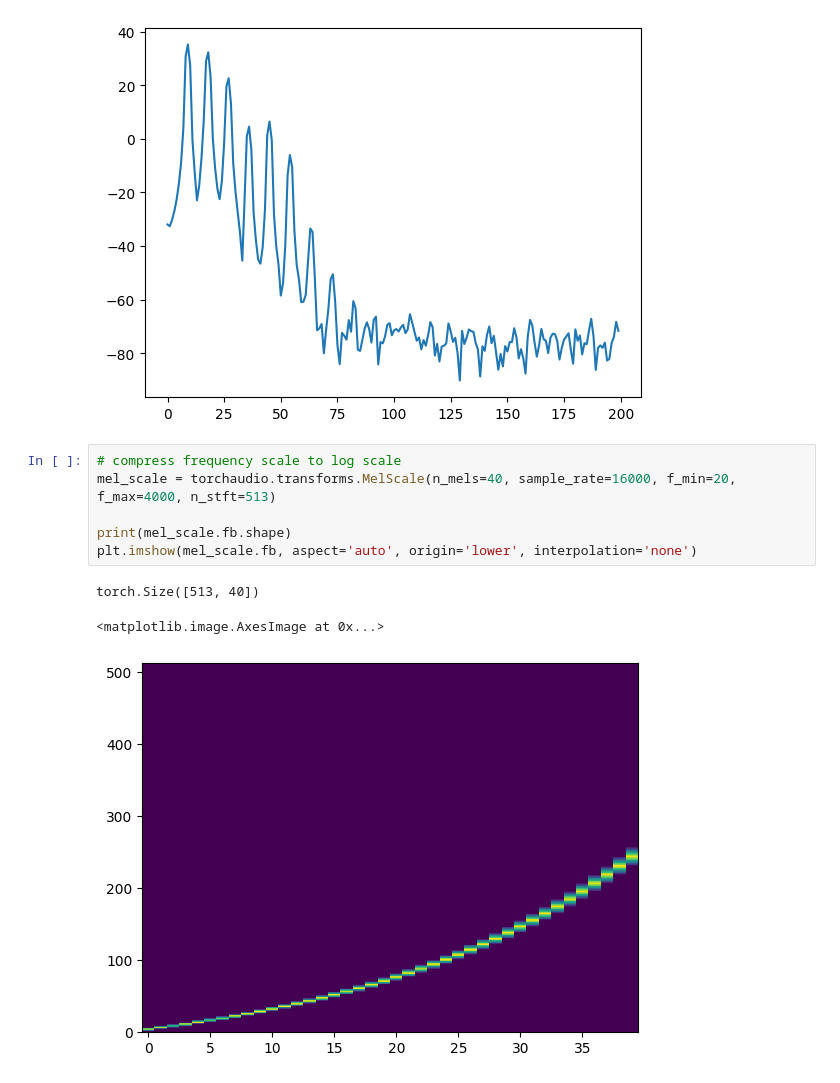
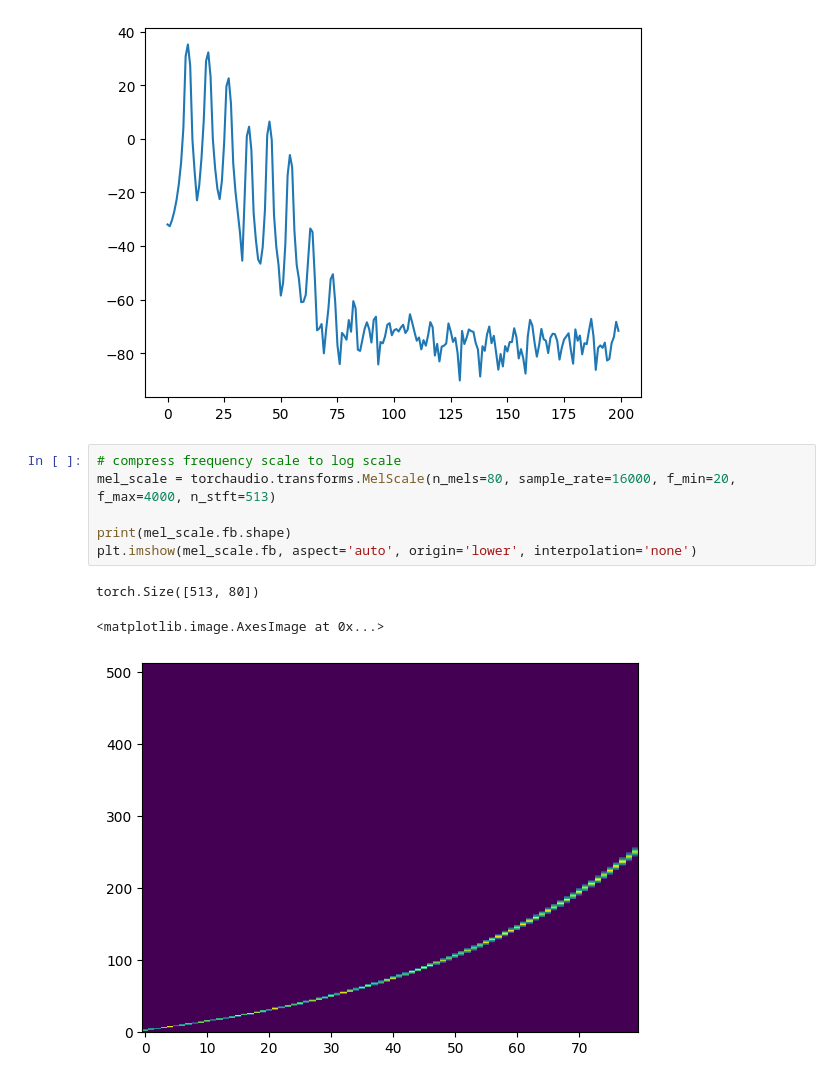
Before and after one commit to jdasam/ant5015, a Jupyter notebook: notebooks/3rd_week_note_classification.ipynb, the cells around one changed output. Saved outputs shown, nothing was run; the diff lists cells and outputs as text.

```diff
--- a/notebooks/3rd_week_note_classification.ipynb
+++ b/notebooks/3rd_week_note_classification.ipynb
@@ -145,14 +145,14 @@ plt.plot(spectrum)
 [figure]
 # %%
 # compress frequency scale to log scale
-mel_scale = torchaudio.transforms.MelScale(n_mels=40, sample_rate=16000, f_min=20, f_max=4000, n_stft=513)
+mel_scale = torchaudio.transforms.MelScale(n_mels=80, sample_rate=16000, f_min=20, f_max=4000, n_stft=513)
 
 print(mel_scale.fb.shape)
 plt.imshow(mel_scale.fb, aspect='auto', origin='lower', interpolation='none')
 # %% [output]
-torch.Size([513, 40])
+torch.Size([513, 80])
 <matplotlib.image.AxesImage at 0x...>
-[figure, old version]
+[figure, new version]
 # %%
 plt.figure(figsize=(20, 10))
 
```
Also changed, not shown: parts of 18 cells of this notebook.
